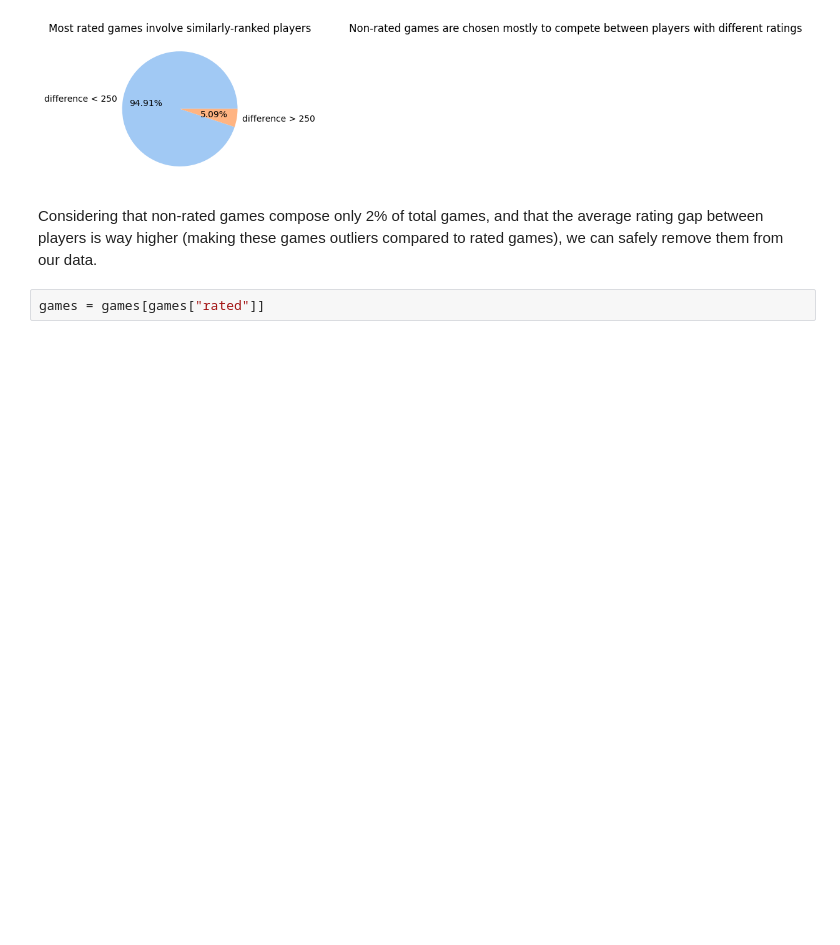
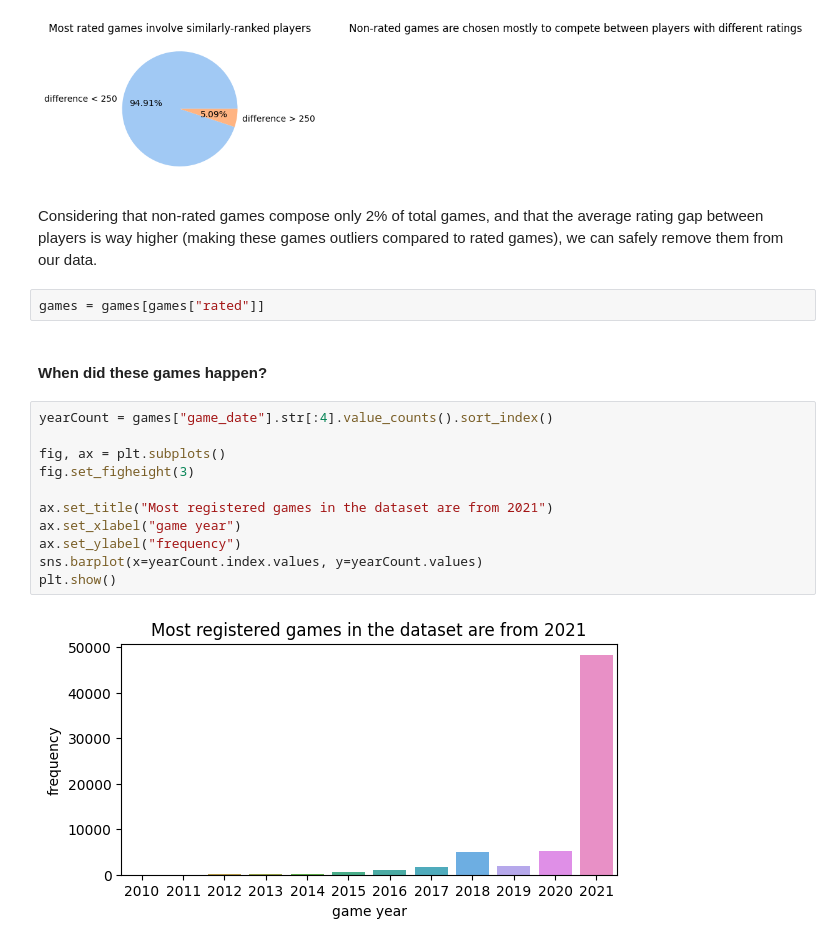
Before and after one commit to lamparelli/chess-data-analysis, a Jupyter notebook: main.ipynb, the cells around one changed output. Saved outputs shown, nothing was run; the diff lists cells and outputs as text; blank space fills up the shorter version.

```diff
--- a/main.ipynb
+++ b/main.ipynb
@@ -954,3 +969,18 @@ See the caveats in the documentation: https://pandas.pydata.org/pandas-docs/stab
 Considering that non-rated games compose only 2% of total games, and that the average rating gap between players is way higher (making these games outliers compared to rated games), we can safely remove them from our data.
 # %%
 games = games[games["rated"]]
+# %% [markdown]
+#### When did these games happen?
+# %%
+yearCount = games["game_date"].str[:4].value_counts().sort_index()
+
+fig, ax = plt.subplots()
+fig.set_figheight(3)
+
+ax.set_title("Most registered games in the dataset are from 2021")
+ax.set_xlabel("game year")
+ax.set_ylabel("frequency")
+sns.barplot(x=yearCount.index.values, y=yearCount.values)
+plt.show()
+# %% [output]
+[figure, added]
```
Also changed, not shown: parts of 22 cells of this notebook.
